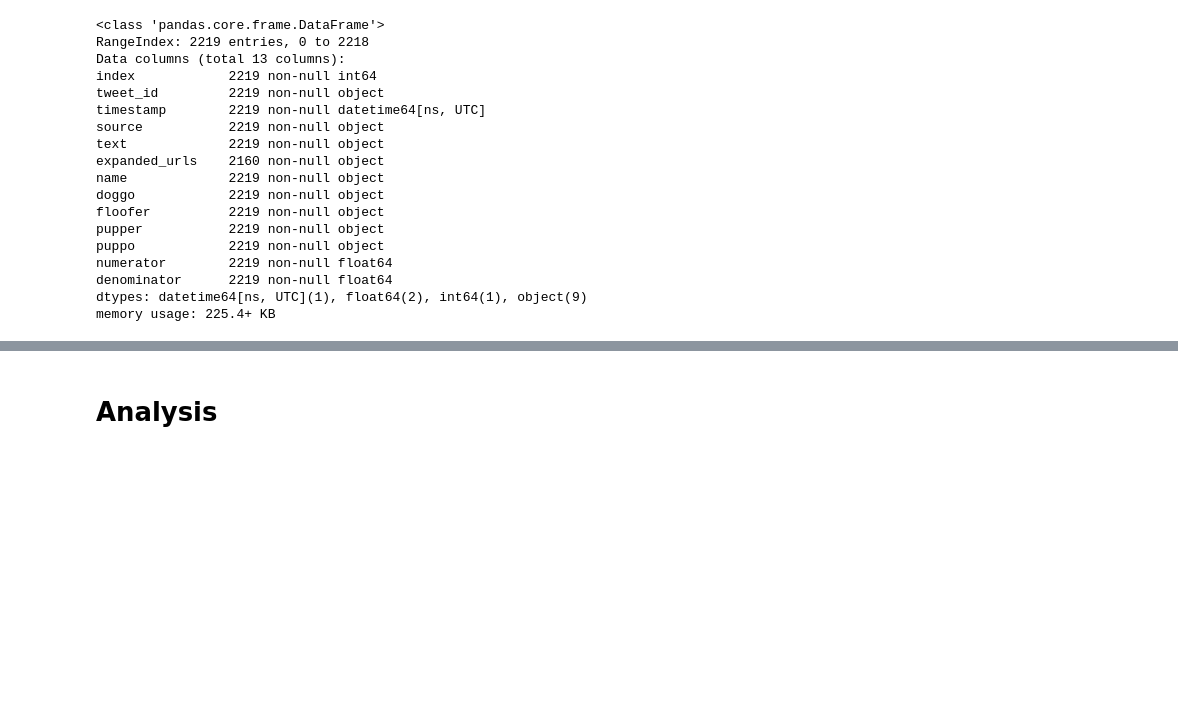
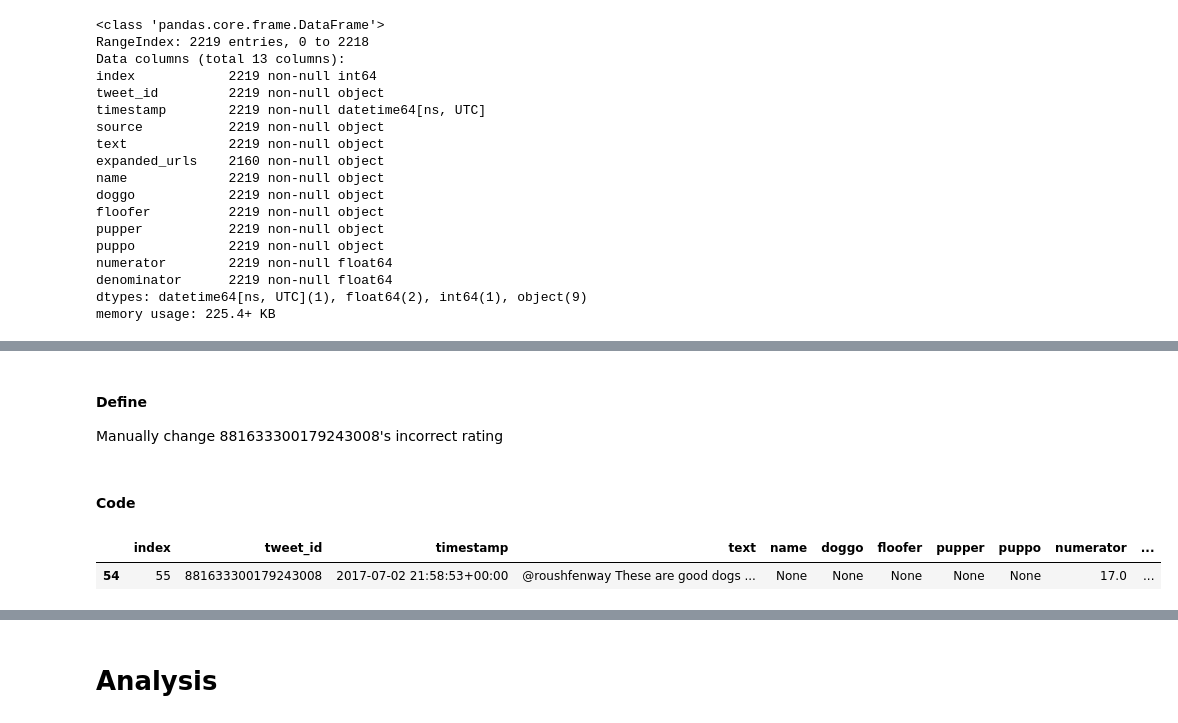
Before and after one commit to jmlam/Ud-Data-Wrangle, a Jupyter notebook: WeRateDogs/weratedogs_project.ipynb, the cells around one changed output, grey strips where cells are left out. Cells and saved outputs as stored; diff of their text form; code cells hidden in the pictures; blank space fills up the shorter version.

```diff
--- a/WeRateDogs/weratedogs_project.ipynb
+++ b/WeRateDogs/weratedogs_project.ipynb
@@ -517,4 +515,5 @@ incorrect_names
 [('roxy', 22), ('puffie', 55)]
 # %%
 #capitalize puffie and roxy
+twitter_archive_clean.at[incorrect_names[0][1], 'name'] = 'Roxy'
 twitter_archive_clean.at[incorrect_names[1][1], 'name'] = 'Puffie'
@@ -652,0 +653,2 @@ twitter_archive_clean[twitter_archive_clean['numerator'] == 11.26]
+# %%
+twitter_archive_clean.drop(columns=['source', 'expanded_urls'], inplace = True)
@@ -652,0 +676,10 @@ twitter_archive_clean[twitter_archive_clean['numerator'] == 11.26]
+# %% [markdown]
+#### Define
+Manually change 881633300179243008's incorrect rating
+# %% [markdown]
+#### Code
+# %%
+display(twitter_archive_clean[twitter_archive_clean.tweet_id == '881633300179243008'])
+# %% [output]
+|  | index | tweet_id | timestamp | text | name | doggo | floofer | pupper | puppo | numerator | ... |
+| 54 | 55 | 881633300179243008 | 2017-07-02 21:58:53+00:00 | @roushfenway These are good dogs ... | None | None | None | None | None | 17.0 | ... |
```
Also changed, not shown: parts of 18 cells of this notebook.
